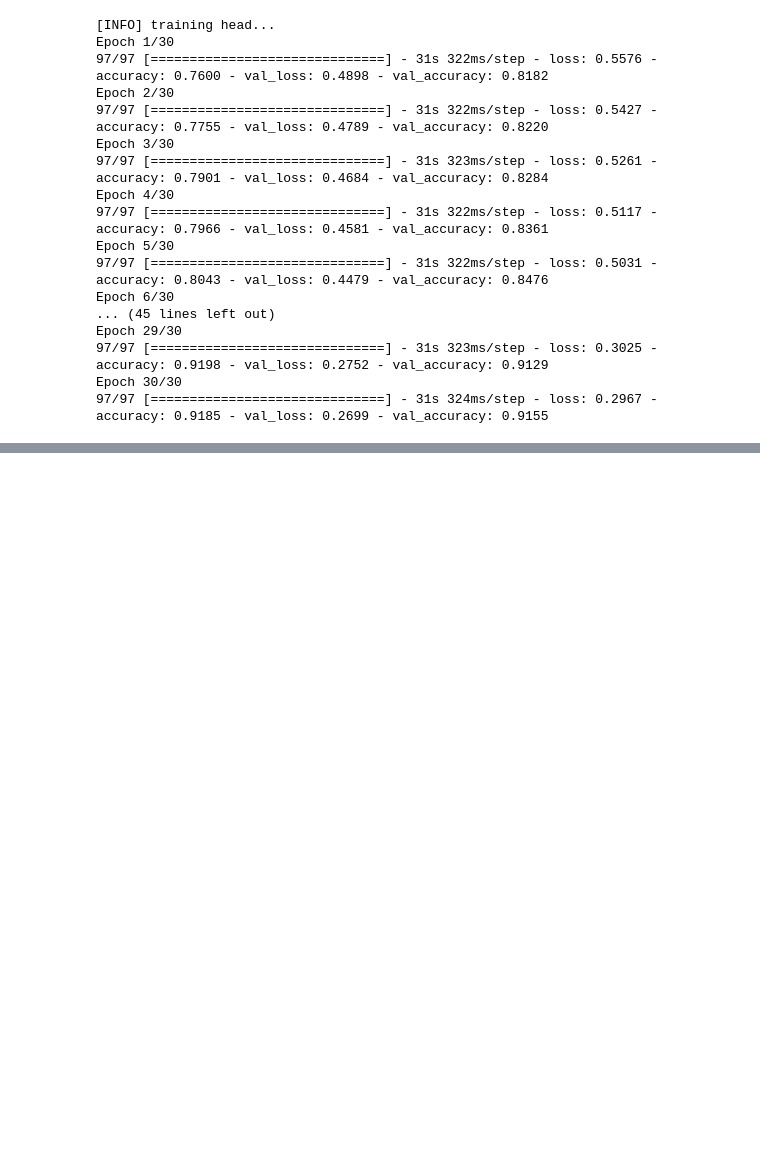
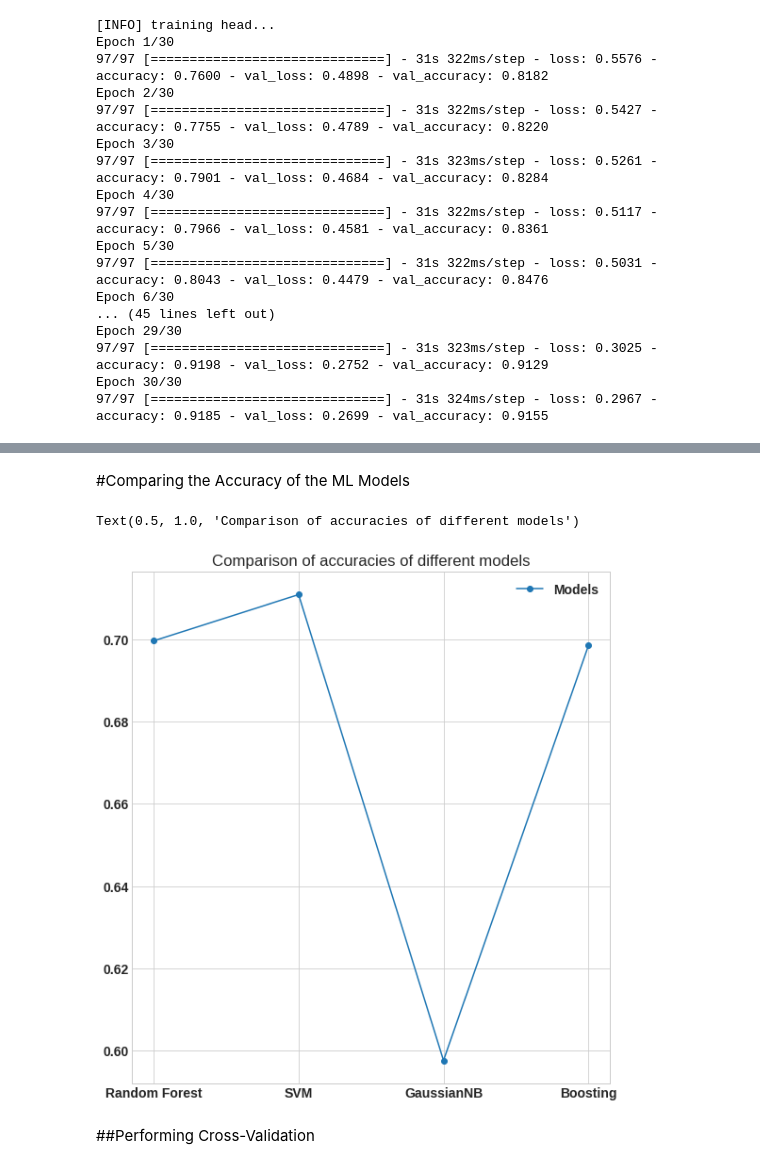
Before and after one commit to harsh-ux/PRML-Mask-Detection, a Jupyter notebook: mask.ipynb, the cells around one changed output, grey strips where cells are left out. Saved outputs shown, nothing was run; the diff lists cells and outputs as text; code cells hidden in the pictures; blank space fills up the shorter version.

Commit message:
Added ML Models

```diff
--- a/mask.ipynb
+++ b/mask.ipynb
@@ -428,0 +676,7 @@ Epoch 30/30
+# %%
+lightgbm= ltb.LGBMClassifier(boosting_type='gbdt',
+                 num_iteration=200, max_depth=8, learning_rate=0.01,
+                 n_estimators=200, nthread=4, silent=False)
+
+#cv_results = cross_val_score(model, X_train, y_train, cv = 2, scoring='accuracy', n_jobs = -1, verbose = 1)
+lightgbm.fit(X_train, Y_train, verbose=True)
@@ -428,0 +691,4 @@ Epoch 30/30
+# %%
+y_pred_lightgbm =  lightgbm.predict(X_test)
+print("Accuracy of LightGBM: ", accuracy_score(Y_test,y_pred_lightgbm))
+print(classification_report(Y_test, y_pred_lightgbm))
@@ -428,0 +705,17 @@ Epoch 30/30
+# %% [markdown]
+#Comparing the Accuracy of the ML Models
+# %%
+Models = ['Random Forest', 'SVM', 'GaussianNB', 'Boosting']
+# %%
+acc = [accuracy_score(Y_test,y_pred_rf), accuracy_score(Y_test,y_pred_svc), accuracy_score(Y_test,y_pred_gnb), accuracy_score(Y_test,y_pred_lightgbm) ]
+# %%
+plt.figure(figsize = (20,10))
+ax = plt.subplot(121)
+plt.plot(Models,acc,marker='o')
+plt.legend(labels = ['Models','Accuracy'])
+plt.title('Comparison of accuracies of different models')
+# %% [output]
+Text(0.5, 1.0, 'Comparison of accuracies of different models')
+[figure, added]
+# %% [markdown]
+##Performing Cross-Validation
```
Also changed, not shown: parts of 37 cells of this notebook.
